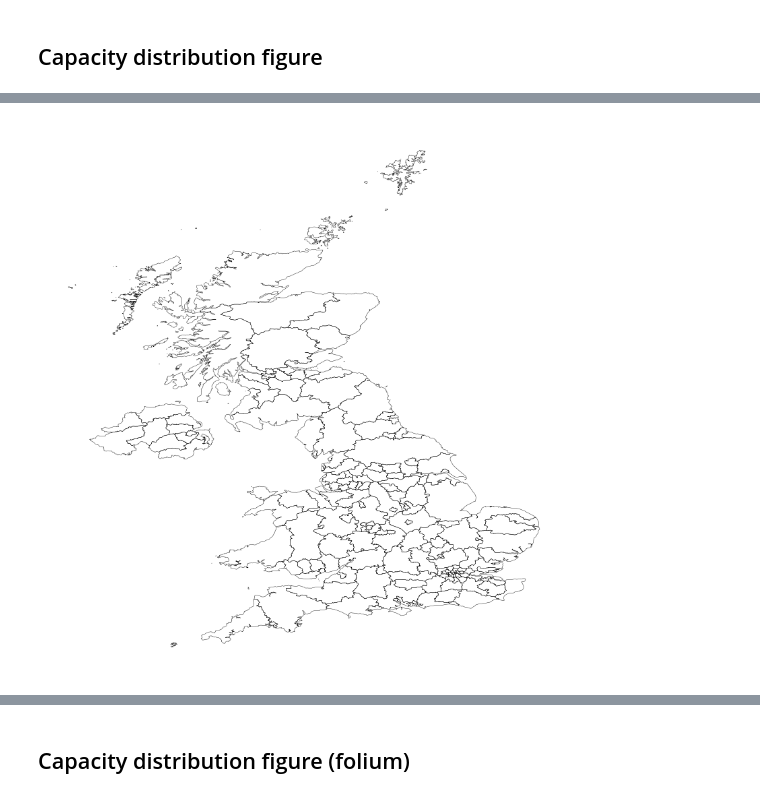
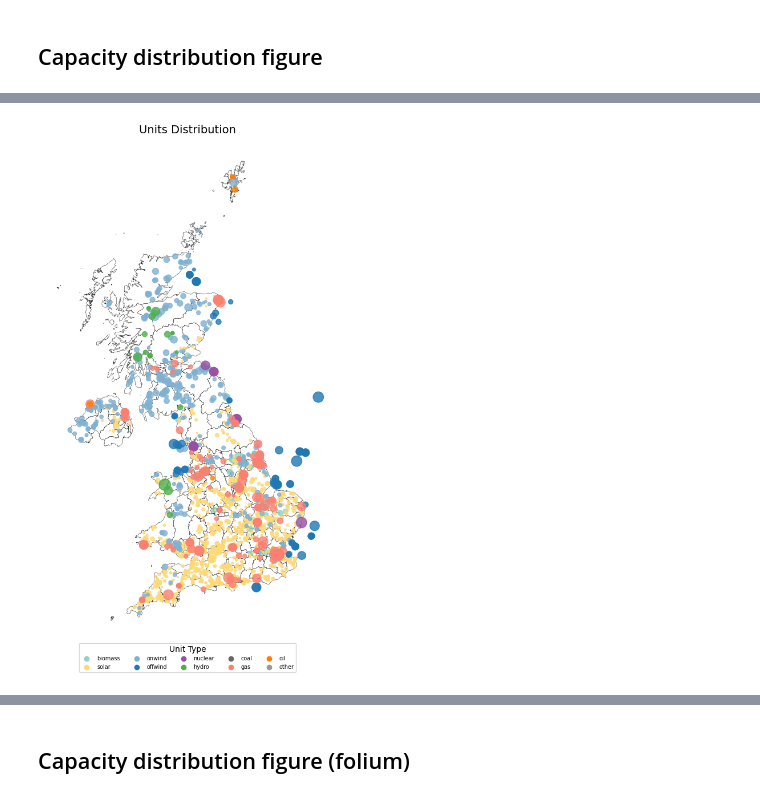
Before and after one commit to zhichuanma/Nature-EV, a Jupyter notebook: notebooks/cost_and_carbon.ipynb, the cells around one changed output, grey strips where cells are left out. Drawn from its saved outputs; the diff is of its cells as text; code cells hidden in the pictures.

```diff
--- a/notebooks/cost_and_carbon.ipynb
+++ b/notebooks/cost_and_carbon.ipynb
@@ -160,4 +160,4 @@ units_with_regions
 | 1940 | 1941 | way/25935453-400 | North and West Norfolk | 93.0 | gas | 85.878440 | 384.0 |
 1941 rows × 7 columns
 # %%
-gdf_units
+gdf_units = gdf_units[gdf_units['UnitID'] != 1890]
@@ -181,21 +167,100 @@ gdf_units
 3. bar: y: capacity/cost/carbon x: from small -> large, different colors represent different tech
 # %% [markdown]
 ## Capacity distribution figure
+# %%
+regions['TotalWeight'] = 0.0
+
+type_colors = {
+    'biomass':  '#8dd3c7',
+    'solar':    '#fed976',
+    'onwind':   '#80b1d3',
+    'offwind':  '#1f78b4',
+    'nuclear':  '#984ea3',
+    'hydro':    '#4daf4a',
+    'coal':     '#666666',
+    'gas':      '#fb8072',
+    'oil':      '#ff7f00',
+}
+
+fallback_color = '#999999'
+
+regions = regions[regions['CNTR_CODE'] == 'UK']
 # %%
 import matplotlib.pyplot as plt
 import numpy as np
+import geopandas as gpd
+from matplotlib.lines import Line2D
+
 fig, ax = plt.subplots(figsize=(8, 10))
 
-regions = regions[regions['CNTR_CODE'] == 'UK']
 regions.plot(
     ax=ax,
-    facecolor="none",
-    edgecolor="black",
-    linewidth=0.3
+    legend=False,
+    edgecolor='black',
+    linewidth=0.3,
+    facecolor='white'
 )
 
+def radius_from_capacity(cap):
+    cap = max(float(cap), 1.0)
+    norm = np.log10(cap) / np.log10(2580)
+    norm = norm ** 1.4
+    min_r = 2
+    max_r = 18
+    return min_r + norm * (max_r - min_r)
+
+gdf_units["radius"] = gdf_units["capacity_mw"].apply(radius_from_capacity)
+gdf_units["marker_size"] = (gdf_units["radius"] ** 2) * 0.7
+
+for t, color in type_colors.items():
+    sub = gdf_units[gdf_units["Type"] == t]
+    if sub.empty:
+        continue
+    ax.scatter(
+        sub["x"],
+        sub["y"],
+        s=sub["marker_size"],
+        color=color,
+        alpha=0.8
+    )
+
+other = gdf_units[~gdf_units["Type"].isin(type_colors.keys())]
+if not other.empty:
+    ax.scatter(
+        other["x"],
+        other["y"],
+        s=other["marker_size"],
+        color=fallback_color,
+        alpha=0.8
+    )
+
+ax.set_title("Units Distribution", fontsize=14)
 ax.set_axis_off()
-ax.set_aspect("equal", adjustable="box")
-plt.tight_layout()
+
+legend_handles = [
+    Line2D([0], [0], marker='o', linestyle='', markerfacecolor=c,
+           markeredgecolor=c, markersize=6)
+    for t, c in type_colors.items()
+]
+legend_labels = list(type_colors.keys())
+
+legend_handles.append(
+    Line2D([0], [0], marker='o', linestyle='', markerfacecolor=fallback_color,
+           markeredgecolor=fallback_color, markersize=6)
+)
+legend_labels.append("other")
+
+fig.legend(
+    handles=legend_handles,
+    labels=legend_labels,
+    title="Unit Type",
+    loc="lower center",
+    ncol=5,
+    fontsize=7,
+    frameon=True,
+    bbox_to_anchor=(0.5, 0.02)
+)
+
+plt.tight_layout(rect=[0, 0.06, 1, 1])
 plt.show()
 # %% [output]
@@ -202 +272 @@ plt.show()
-[figure, old version]
+[figure, new version]
```
Also changed, not shown: parts of 8 cells of this notebook, 7 other files.
